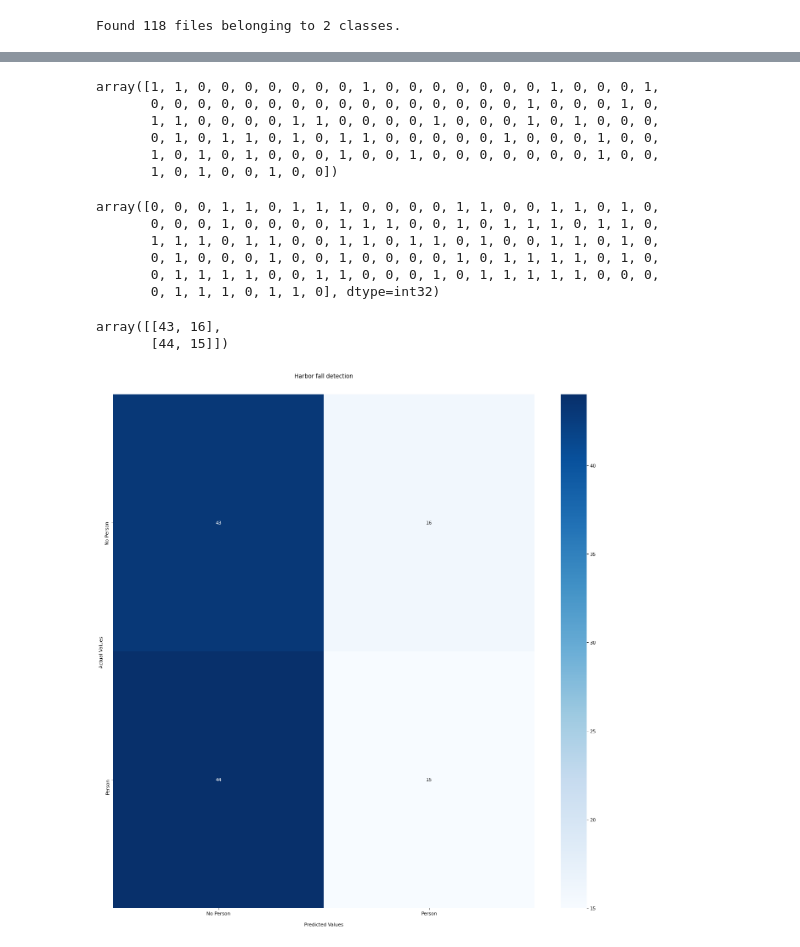
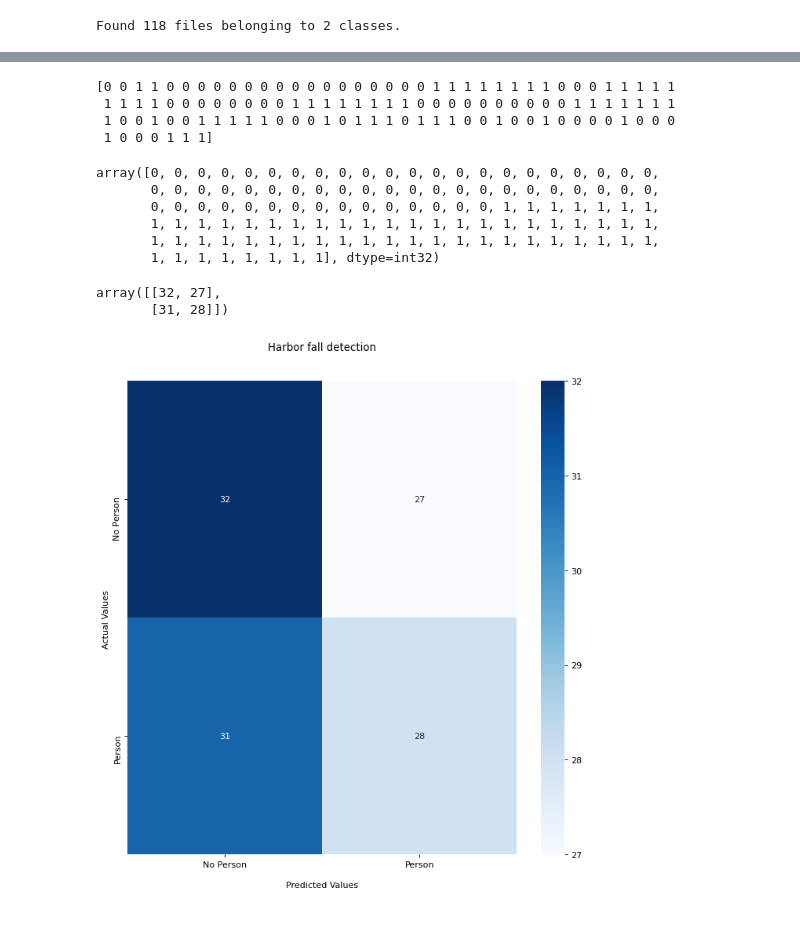
Before and after one commit to VGIS-774/data_scripts, a Jupyter notebook: train_model.ipynb, the cells around one changed output, grey strips where cells are left out. Cells and saved outputs as stored; diff of their text form; code cells hidden in the pictures.

```diff
--- a/train_model.ipynb
+++ b/train_model.ipynb
@@ -38,7 +38,8 @@ Found 300 files belonging to 2 classes.
 test_ds = tf.keras.preprocessing.image_dataset_from_directory(
   data_dir_test,
   image_size=(img_height, img_width),
-  batch_size=batch_size)
+  batch_size=batch_size,
+  shuffle=False)
 # %% [output]
 Found 118 files belonging to 2 classes.
 # %%
@@ -120,4 +120,4 @@ def make_model(lr=0.0001, activation="softmax", beta_2=0.999, epsilon=1e-07):
 
     return model
 # %%
-model = make_model(lr=0.001, activation="sigmoid", beta_2=0.9999, epsilon=1e-08)
+model = make_model(lr=0.0001, activation="sigmoid", beta_2=0.9999, epsilon=1e-08)
@@ -180,46 +177,44 @@ results = model.evaluate(test_ds, batch_size=32)
 # %%
 y_pred = model.predict(test_ds)
 y_pred = np.argmax(y_pred, axis=-1)
-y_pred
+print(y_pred)
 # %% [output]
-array([1, 1, 0, 0, 0, 0, 0, 0, 0, 1, 0, 0, 0, 0, 0, 0, 0, 1, 0, 0, 0, 1,
-       0, 0, 0, 0, 0, 0, 0, 0, 0, 0, 0, 0, 0, 0, 0, 0, 1, 0, 0, 0, 1, 0,
-       1, 1, 0, 0, 0, 0, 1, 1, 0, 0, 0, 0, 1, 0, 0, 0, 1, 0, 1, 0, 0, 0,
-       0, 1, 0, 1, 1, 0, 1, 0, 1, 1, 0, 0, 0, 0, 0, 1, 0, 0, 0, 1, 0, 0,
-       1, 0, 1, 0, 1, 0, 0, 0, 1, 0, 0, 1, 0, 0, 0, 0, 0, 0, 0, 1, 0, 0,
-       1, 0, 1, 0, 0, 1, 0, 0])
+[0 0 1 1 0 0 0 0 0 0 0 0 0 0 0 0 0 0 0 0 0 1 1 1 1 1 1 1 1 0 0 0 1 1 1 1 1
+ 1 1 1 1 0 0 0 0 0 0 0 0 1 1 1 1 1 1 1 1 0 0 0 0 0 0 0 0 0 0 1 1 1 1 1 1 1
+ 1 0 0 1 0 0 1 1 1 1 1 0 0 0 1 0 1 1 1 0 1 1 1 0 0 1 0 0 1 0 0 0 0 1 0 0 0
+ 1 0 0 0 1 1 1]
 # %%
 y_true = np.concatenate([y for x, y in test_ds], axis=0)
 y_true
 # %% [output]
-array([0, 0, 0, 1, 1, 0, 1, 1, 1, 0, 0, 0, 0, 1, 1, 0, 0, 1, 1, 0, 1, 0,
-       0, 0, 0, 1, 0, 0, 0, 0, 1, 1, 1, 0, 0, 1, 0, 1, 1, 1, 0, 1, 1, 0,
-       1, 1, 1, 0, 1, 1, 0, 0, 1, 1, 0, 1, 1, 0, 1, 0, 0, 1, 1, 0, 1, 0,
-       0, 1, 0, 0, 0, 1, 0, 0, 1, 0, 0, 0, 0, 1, 0, 1, 1, 1, 1, 0, 1, 0,
-       0, 1, 1, 1, 1, 0, 0, 1, 1, 0, 0, 0, 1, 0, 1, 1, 1, 1, 1, 0, 0, 0,
-       0, 1, 1, 1, 0, 1, 1, 0], dtype=int32)
+array([0, 0, 0, 0, 0, 0, 0, 0, 0, 0, 0, 0, 0, 0, 0, 0, 0, 0, 0, 0, 0, 0,
+       0, 0, 0, 0, 0, 0, 0, 0, 0, 0, 0, 0, 0, 0, 0, 0, 0, 0, 0, 0, 0, 0,
+       0, 0, 0, 0, 0, 0, 0, 0, 0, 0, 0, 0, 0, 0, 0, 1, 1, 1, 1, 1, 1, 1,
+       1, 1, 1, 1, 1, 1, 1, 1, 1, 1, 1, 1, 1, 1, 1, 1, 1, 1, 1, 1, 1, 1,
+       1, 1, 1, 1, 1, 1, 1, 1, 1, 1, 1, 1, 1, 1, 1, 1, 1, 1, 1, 1, 1, 1,
+       1, 1, 1, 1, 1, 1, 1, 1], dtype=int32)
 # %%
 cf_matrix = confusion_matrix(y_true, y_pred)
 cf_matrix
 # %% [output]
-array([[43, 16],
-       [44, 15]])
+array([[32, 27],
+       [31, 28]])
 # %%
-figure(figsize=(20, 20), dpi=80)
+figure(figsize=(10, 10), dpi=80)
 
-ax = sns.heatmap(cf_matrix, annot=True, cmap='Blues')
+ax = sns.heatmap(cf_matrix, annot=True, cmap='Blues', fmt='d')
 
 ax.set_title('Harbor fall detection\n\n');
 ax.set_xlabel('\nPredicted Values')
 ax.set_ylabel('Actual Values ');
 
 ## Ticket labels - List must be in alphabetical order
 ax.xaxis.set_ticklabels(['No Person','Person'])
 ax.yaxis.set_ticklabels(['No Person','Person'])
 
 ## Display the visualization of the Confusion Matrix.
 plt.show()
 # %% [output]
-[figure, old version]
+[figure, new version]
 # %%
 #%tensorboard --logdir=./logs --port=6006
```
Also changed, not shown: parts of 7 cells of this notebook, 5 other files.
